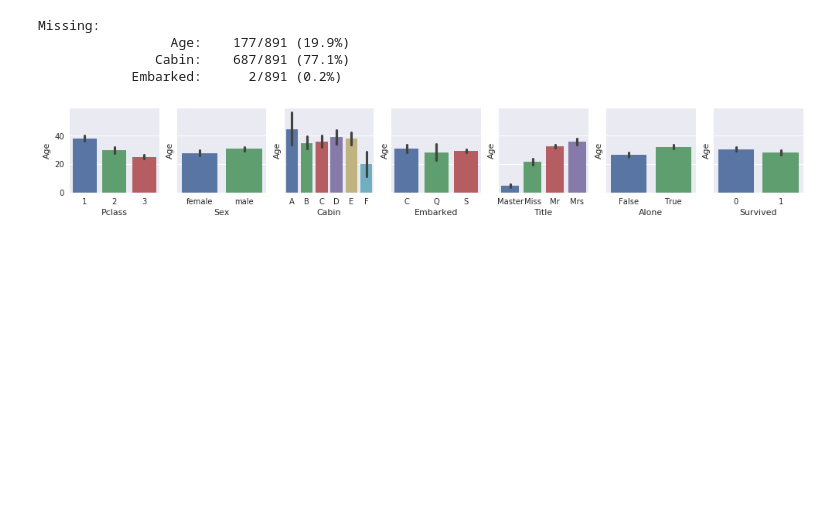
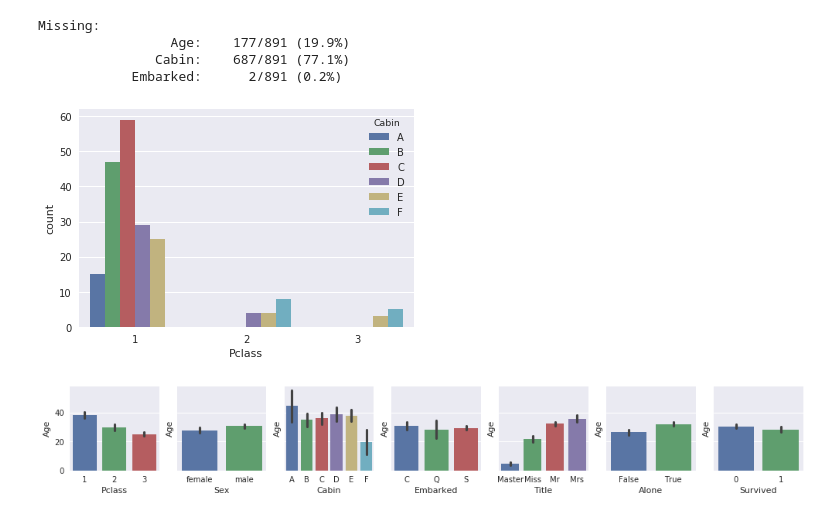
Before and after one commit to angelmtenor/data-science-keras, a Jupyter notebook: titanic.ipynb, the cells around one changed output. Cells and saved outputs as stored; diff of their text form; code cells hidden in the pictures; blank space fills up the shorter version.

```diff
--- a/titanic.ipynb
+++ b/titanic.ipynb
@@ -207,6 +207,10 @@ Missing:
                  Age:    177/891 (19.9%)
                Cabin:    687/891 (77.1%)
             Embarked:      2/891 (0.2%)
+# %%
+sns.countplot(data=df, x='Pclass', hue='Cabin');
+# %% [output]
+[figure, added]
 # %%
 helper.show_target_vs_categorical(df, ['Age'], figsize=(17, 2))  # Age vs categorical
 # %% [output]
```
Also changed, not shown: parts of 10 cells of this notebook, 2 other files.
